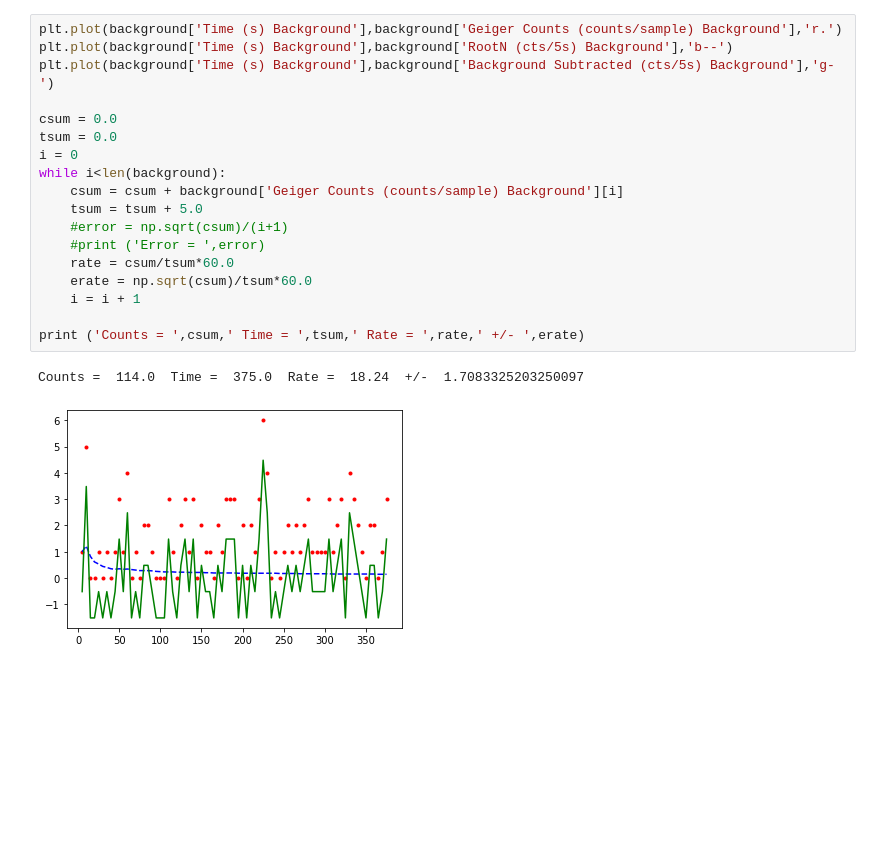
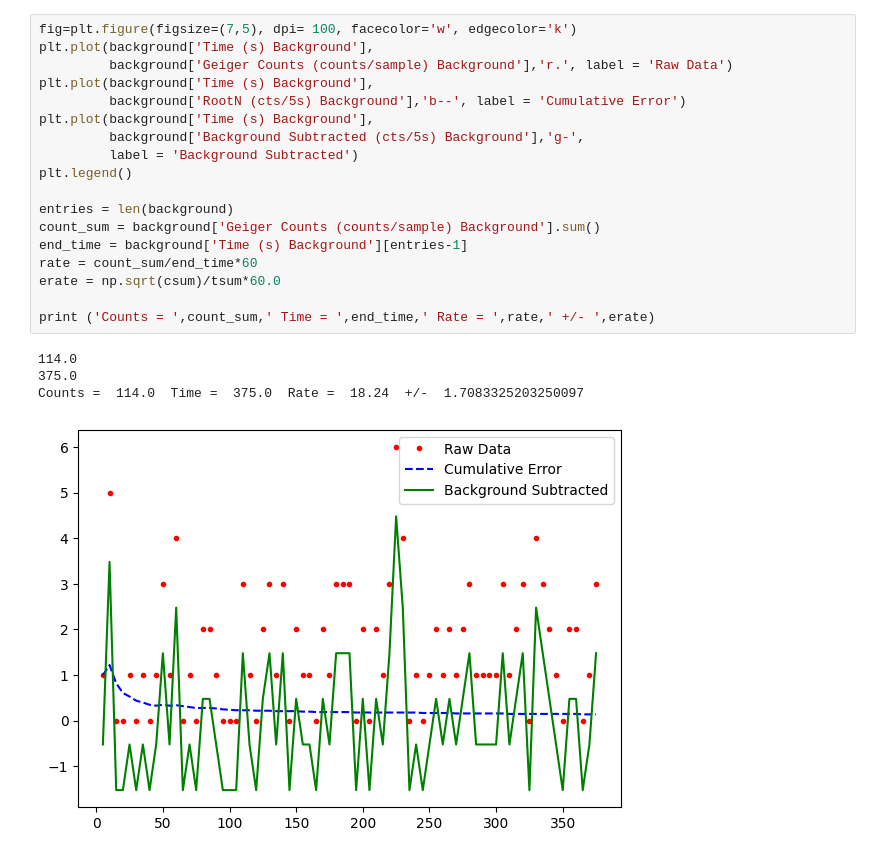
Before and after one commit to nmack21/PhysicsLabs, a Jupyter notebook: PHYS201/RadioactivityLab.ipynb, the cells around one changed output. Saved outputs shown, nothing was run; the diff lists cells and outputs as text; blank space fills up the shorter version.

```diff
--- a/PHYS201/RadioactivityLab.ipynb
+++ b/PHYS201/RadioactivityLab.ipynb
@@ -72,22 +78,24 @@ memory usage: 9.4 KB
 # %%
-plt.plot(background['Time (s) Background'],background['Geiger Counts (counts/sample) Background'],'r.')
-plt.plot(background['Time (s) Background'],background['RootN (cts/5s) Background'],'b--')
-plt.plot(background['Time (s) Background'],background['Background Subtracted (cts/5s) Background'],'g-')
+fig=plt.figure(figsize=(7,5), dpi= 100, facecolor='w', edgecolor='k')
+plt.plot(background['Time (s) Background'],
+         background['Geiger Counts (counts/sample) Background'],'r.', label = 'Raw Data')
+plt.plot(background['Time (s) Background'],
+         background['RootN (cts/5s) Background'],'b--', label = 'Cumulative Error')
+plt.plot(background['Time (s) Background'],
+         background['Background Subtracted (cts/5s) Background'],'g-',
+         label = 'Background Subtracted')
+plt.legend()
 
-csum = 0.0
-tsum = 0.0
-i = 0
-while i<len(background):
-    csum = csum + background['Geiger Counts (counts/sample) Background'][i]
-    tsum = tsum + 5.0
-    #error = np.sqrt(csum)/(i+1)
-    #print ('Error = ',error)
-    rate = csum/tsum*60.0
-    erate = np.sqrt(csum)/tsum*60.0
-    i = i + 1
+entries = len(background)
+count_sum = background['Geiger Counts (counts/sample) Background'].sum()
+end_time = background['Time (s) Background'][entries-1]
+rate = count_sum/end_time*60
+erate = np.sqrt(csum)/tsum*60.0
 
-print ('Counts = ',csum,' Time = ',tsum,' Rate = ',rate,' +/- ',erate)
+print ('Counts = ',count_sum,' Time = ',end_time,' Rate = ',rate,' +/- ',erate)
 # %% [output]
+114.0
+375.0
 Counts =  114.0  Time =  375.0  Rate =  18.24  +/-  1.7083325203250097
-[figure, old version]
+[figure, new version]
 # %%
```
Also changed, not shown: parts of 20 cells of this notebook.
